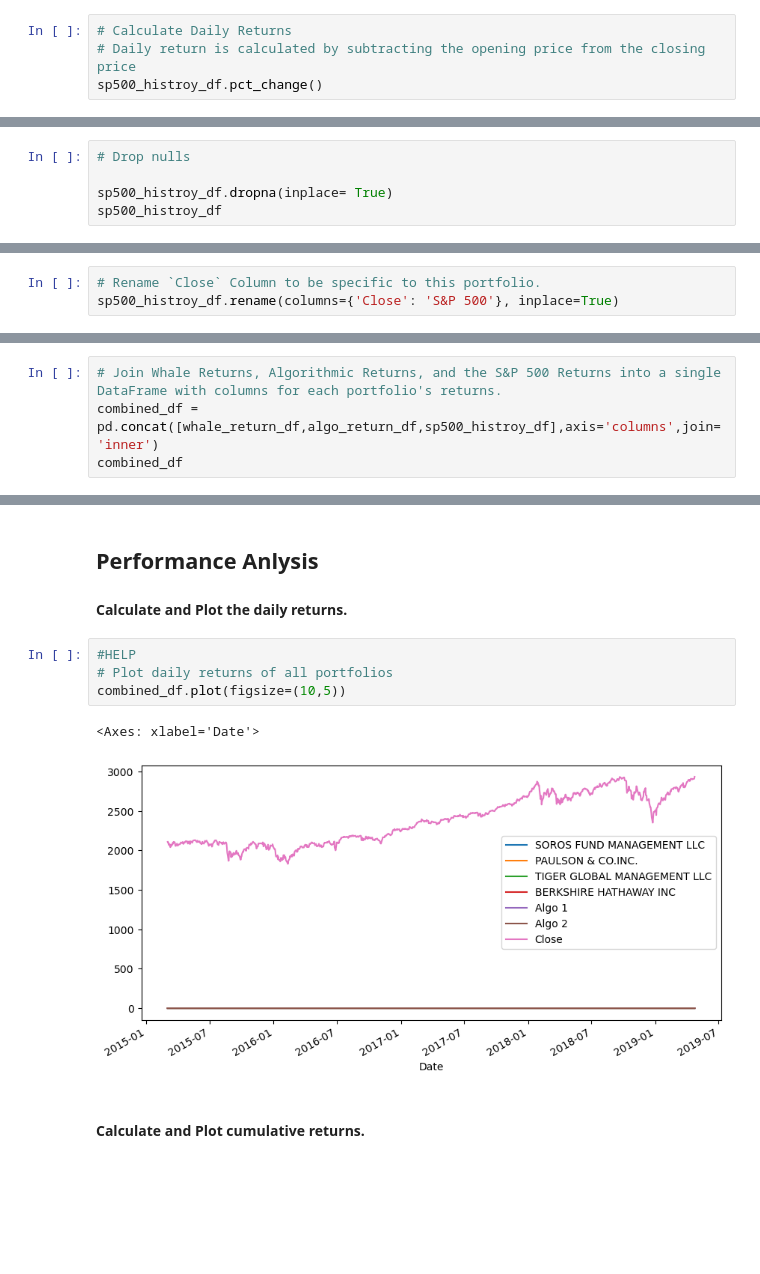
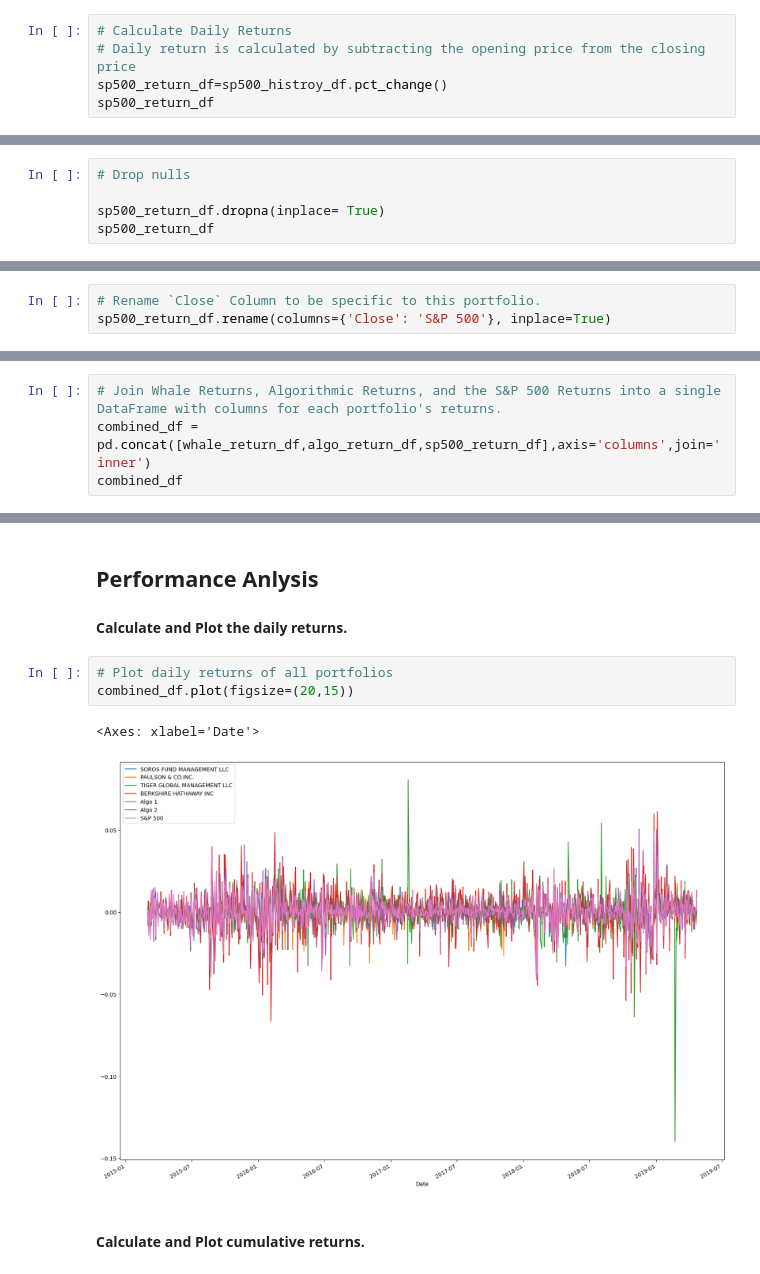
Before and after one commit to AnvithaChaluvadi/Module4Challenge, a Jupyter notebook: whale_analysis.ipynb, the cells around one changed output, grey strips where cells are left out. Cells and saved outputs as stored; diff of their text form; blank space fills up the shorter version.

Commit message:
got help, works great so far

```diff
--- a/whale_analysis.ipynb
+++ b/whale_analysis.ipynb
@@ -154,7 +154,8 @@ dtype: object
 # %%
 # Calculate Daily Returns
 # Daily return is calculated by subtracting the opening price from the closing price
-sp500_histroy_df.pct_change()
+sp500_return_df=sp500_histroy_df.pct_change()
+sp500_return_df
 # %% [output]
 |  | Close |
 | Date |  |
@@ -173,8 +174,8 @@ sp500_histroy_df.pct_change()
 # %%
 # Drop nulls
 
-sp500_histroy_df.dropna(inplace= True)
-sp500_histroy_df
+sp500_return_df.dropna(inplace= True)
+sp500_return_df
 # %% [output]
 |  | Close |
 | Date |  |
@@ -193,11 +194,11 @@ sp500_histroy_df
 # %%
 # Rename `Close` Column to be specific to this portfolio.
-sp500_histroy_df.rename(columns={'Close': 'S&P 500'}, inplace=True)
+sp500_return_df.rename(columns={'Close': 'S&P 500'}, inplace=True)
 # %% [markdown]
 ## Combine Whale, Algorithmic, and S&P 500 Returns
 # %%
 # Join Whale Returns, Algorithmic Returns, and the S&P 500 Returns into a single DataFrame with columns for each portfolio's returns.
-combined_df = pd.concat([whale_return_df,algo_return_df,sp500_histroy_df],axis='columns',join='inner')
+combined_df = pd.concat([whale_return_df,algo_return_df,sp500_return_df],axis='columns',join='inner')
 combined_df
 # %% [output]
 |  | SOROS FUND MANAGEMENT LLC | PAULSON & CO.INC. | TIGER GLOBAL MANAGEMENT LLC | BERKSHIRE HATHAWAY INC | Algo 1 | Algo 2 | ... |
@@ -225,12 +226,11 @@ In this section, you will calculate and visualize performance and risk metrics f
 
 #### Calculate and Plot the daily returns.
 # %%
-#HELP
 # Plot daily returns of all portfolios
-combined_df.plot(figsize=(10,5))
+combined_df.plot(figsize=(20,15))
 # %% [output]
 <Axes: xlabel='Date'>
-[figure, old version]
+[figure, new version]
 # %% [markdown]
 #### Calculate and Plot cumulative returns.
 # %%
```
Also changed, not shown: parts of 17 cells of this notebook, 5 other files.
